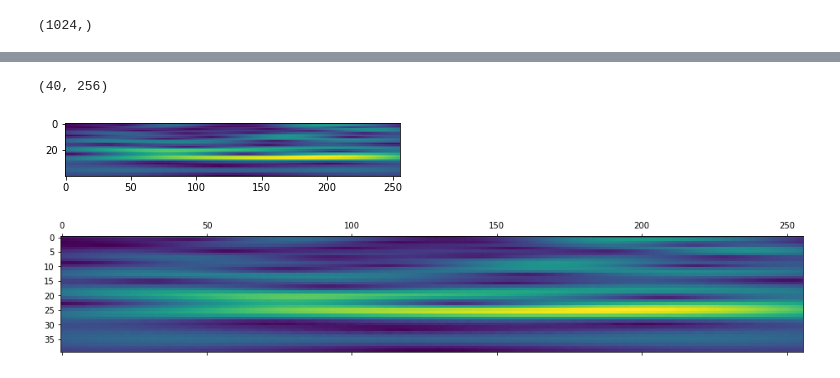
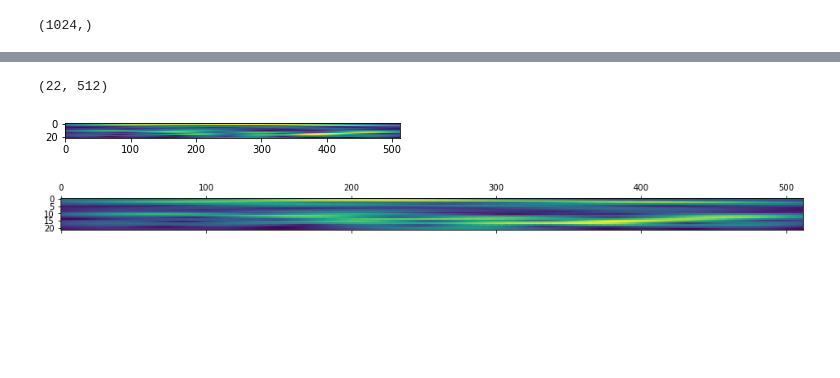
Before and after one commit to EdgarMoyete/Espectros, a Jupyter notebook: EscalogramaImgCWTMeCa.ipynb, the cells around one changed output, grey strips where cells are left out. Drawn from its saved outputs; the diff is of its cells as text; code cells hidden in the pictures; blank space fills up the shorter version.

Commit message:
STFT cambio de ventaneo y CWT coreccion en las escalas

```diff
--- a/EscalogramaImgCWTMeCa.ipynb
+++ b/EscalogramaImgCWTMeCa.ipynb
@@ -13,7 +13,7 @@ import cv2
 # 18*1344 = 24192, 19*1344 = 25536
 # 18*1024 = 18432, 19*1024 = 19456
 # 18*1344+160 = 24352, 19*1344-160 = 25376
-canalC4 = pd.read_csv("MeCa01ACLL-1.csv", header=None).iloc[1, 24352:25376]
+canalC4 = pd.read_csv("MeCa_10_1.csv", header=None).iloc[0, 24352:25376]
 # canalC4 = pd.read_csv("VentaneoMC-01-1.csv", header=None).iloc[1, 18432:19456]
 # %%
 canalC4.shape
@@ -43,4 +37,6 @@ Frecuencias para diferentes escalas cmor3-3:
+# %%
+escalas = pywt.scale2frequency('cmor3-3', np.arange(8,30.5,0.5)) / (1/fs)
 # %%
-coef, freqs = pywt.cwt(sig, np.arange(1,225), 'cmor3-3')
+coef, freqs = pywt.cwt(sig, escalas, 'cmor3-3', sampling_period = (1 / 512))
 # %%
 x = abs(coef)
@@ -83,15 +57,15 @@ plt.show()
 # %%
 # en el resize los dos se dividen entre 4
-dim = (256, 40) #ancho, alto
+dim = (512, 22) #ancho, alto
 
-resized = cv2.resize(x2, dim, interpolation=cv2.INTER_AREA)
+resized = cv2.resize(x, dim, interpolation=cv2.INTER_AREA)
 print(resized.shape)
 plt.imshow(resized)
 plt.show()
 
 plt.matshow(resized)
 plt.show()
 # %% [output]
-(40, 256)
+(22, 512)
-[figure, old version]
+[figure, new version]
-[figure, old version]
+[figure, new version]
```
Also changed, not shown: parts of 10 cells of this notebook, 1 other file.
